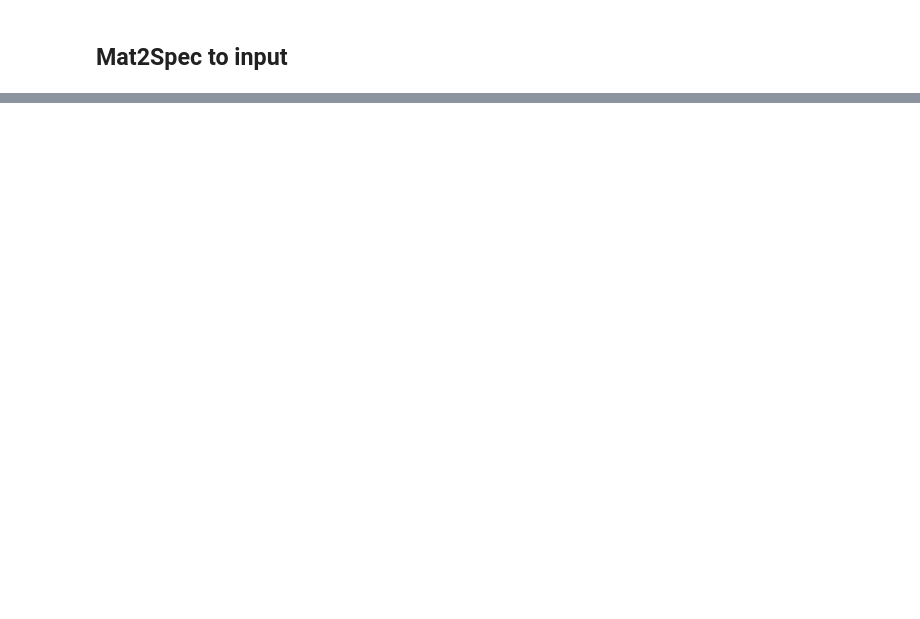
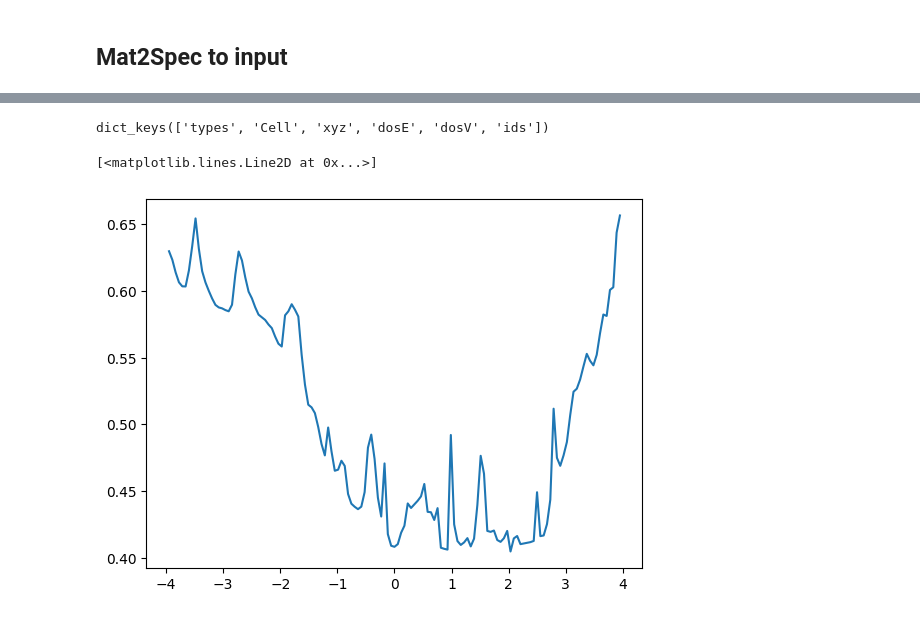
Before and after one commit to dmamur/struct2prop, a Jupyter notebook: create_input_data.ipynb, the cells around one changed output, grey strips where cells are left out. Saved outputs shown, nothing was run; the diff lists cells and outputs as text; code cells hidden in the pictures; blank space fills up the shorter version.

```diff
--- a/create_input_data.ipynb
+++ b/create_input_data.ipynb
@@ -48,0 +58,32 @@ Mat2Spec_DATA.zip   100%[===================>] 230.37M  34.5MB/s    in 7.5s
+# %%
+df0=pd.read_csv('/content/Mat2Spec_DATA/label_edos/mpids.csv')
+mpids=df0['mpid'].to_list()
+# %%
+Cell=[]
+Types=[]
+Xyz=[]
+Label=[]
+rdfs=[]
+dosV=[]
+dosE=[]
+for m1,n1 in enumerate(mpids[:10]):
+    n='/content/Mat2Spec_DATA/materials_with_edos/dos_'+n1+'.json'
+    with open(n) as f:
+        structure = json.load(f)
+    types,lattice,coords=getTypesXYZ(structure)
+    Types.append(types)
+    Cell.append(lattice)
+    Xyz.append(coords)
+    dosE.append(structure['original_dos'][0])
+    dosV.append(structure['original_dos'][1])
+    rdfs.append(np.array([calculate_rdf(coords, c) for c in range(len(coords))]))
+
+data_dict={}
+data_dict['types']=Types
+data_dict['Cell']=Cell
+data_dict['xyz']=Xyz
+data_dict['dosE']=dosE
+data_dict['dosV']=dosV
+data_dict['ids']=mpids
+with open("/content/Mat2Spec_DATA/trainData_Mat2Spec.pkl", "wb") as f:
+    pickle.dump(data_dict, f)
@@ -48,0 +93,9 @@ Mat2Spec_DATA.zip   100%[===================>] 230.37M  34.5MB/s    in 7.5s
+# %%
+db.keys()
+# %% [output]
+dict_keys(['types', 'Cell', 'xyz', 'dosE', 'dosV', 'ids'])
+# %%
+plt.plot(dosE[1],dosV[1])
+# %% [output]
+[<matplotlib.lines.Line2D at 0x...>]
+[figure, added]
```
Also changed, not shown: parts of 6 cells of this notebook.
